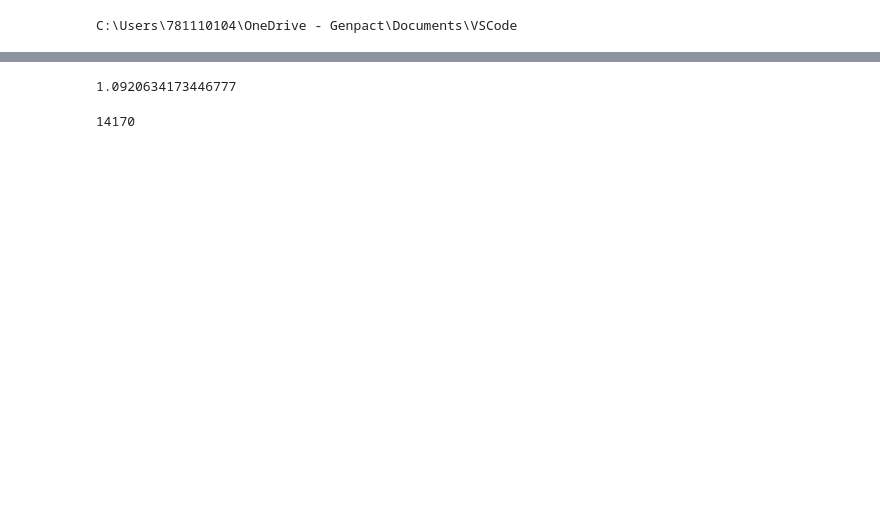
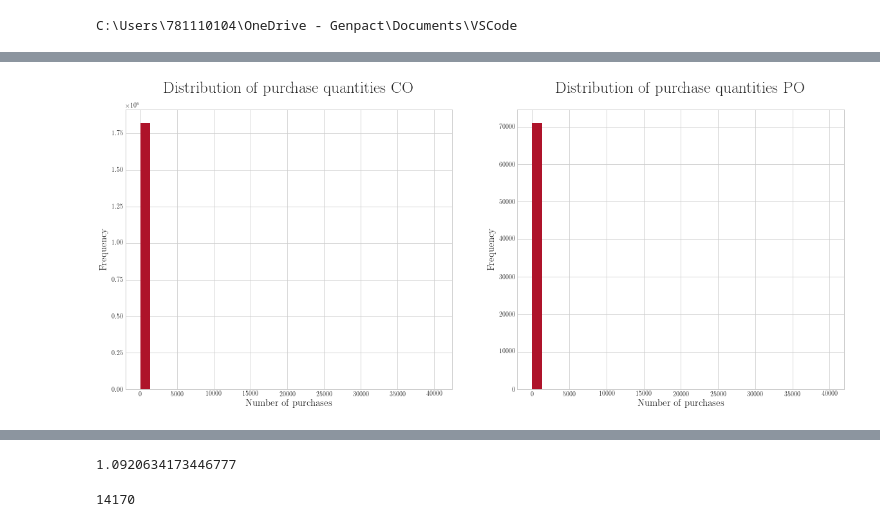
Before and after one commit to ChristophBarkey/Implicit_CF, a Jupyter notebook: testing_1.ipynb, the cells around one changed output, grey strips where cells are left out. Drawn from its saved outputs; the diff is of its cells as text; code cells hidden in the pictures; blank space fills up the shorter version.

```diff
--- a/testing_1.ipynb
+++ b/testing_1.ipynb
@@ -15,5 +15,7 @@ from eals import ElementwiseAlternatingLeastSquares, load_model
 C:\Users\781110104\OneDrive - Genpact\Documents\VSCode
 # %%
 dl = DataLoader()
-user_item_co = dl.import_data('TEREX', 'CO', 'df', clip=99.999)
-user_item_po = dl.import_data('TEREX', 'PO', 'df', clip=99.999)
+user_item_co_t = dl.import_data('TEREX', 'CO', 'df', clip=99.999)
+user_item_po_t = dl.import_data('TEREX', 'PO', 'df', clip=99.999)
+user_item_co_a = dl.import_data('AGCO', 'CO', 'df', clip=99.999)
+user_item_po_a = dl.import_data('AGCO', 'PO', 'df', clip=99.999)
@@ -21,0 +22,2 @@ user_item_csr = dl.to_csr(user_item_co)
+# %%
+eda = EDA()
@@ -21,0 +38,4 @@ user_item_csr = dl.to_csr(user_item_co)
+# %%
+eda.get_purchase_histograms('AGCO', user_item_co_a, user_item_co_t)
+# %% [output]
+[figure, added]
```
Also changed, not shown: parts of 32 cells of this notebook, 2 other files.
